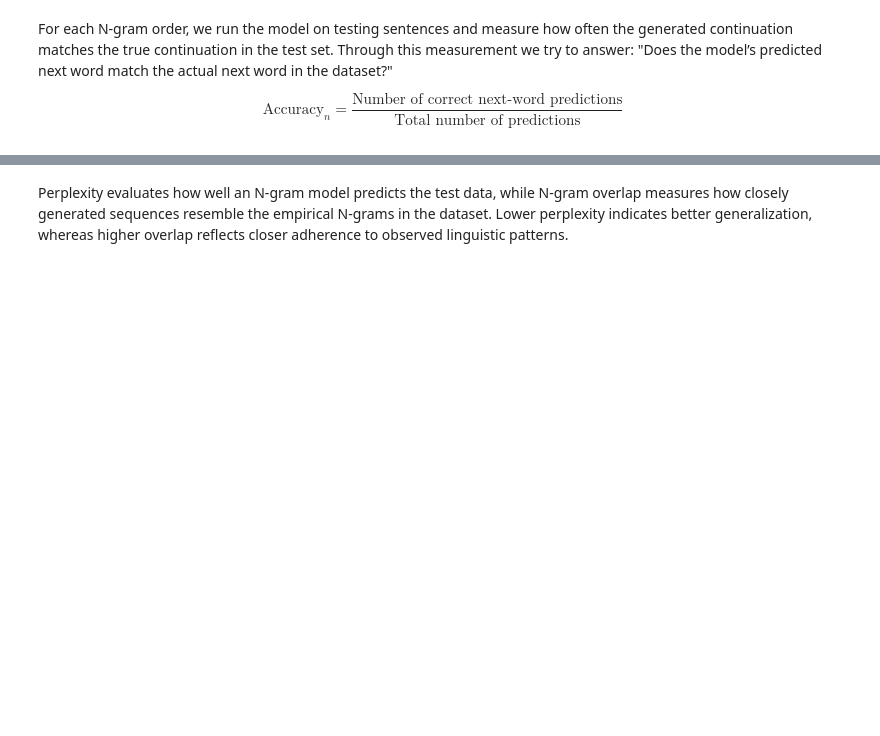
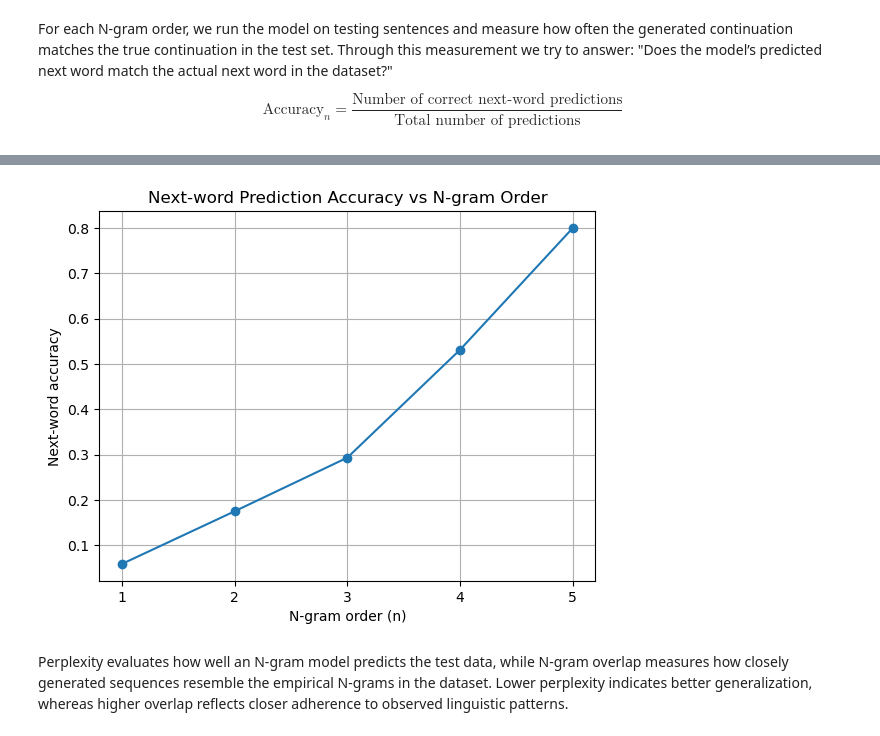
Before and after one commit to 2308monsi/KP, a Jupyter notebook: Seminar_Software/ModelResults.ipynb, the cells around one changed output, grey strips where cells are left out. Drawn from its saved outputs; the diff is of its cells as text; code cells hidden in the pictures; blank space fills up the shorter version.

Commit message:
almost final results

```diff
--- a/Seminar_Software/ModelResults.ipynb
+++ b/Seminar_Software/ModelResults.ipynb
@@ -202,0 +203,4 @@ for n in N:
+# %%
+test_sentence = load_test_sentence("./../Dataset_NGrams/bbc_word_5grams_test.csv", 5)
+
+test_sentence[:15]
@@ -202,0 +223,14 @@ for n in N:
+# %%
+accuracies = []
+
+for n in range (1, 6):
+    accuracy, results = evaluate_next_word_accuracy(
+        prob_dicts[n],
+        test_sentence,
+        n
+    )
+
+    print_evaluation(results, n)
+    print(f"N-gram accuracy: {accuracy:.4f}")
+
+    accuracies.append(accuracy)
@@ -203,2 +255,17 @@ for n in N:
+# %%
+import matplotlib.pyplot as plt
+
+n_values = list(range(1, 6))
+
+plt.figure()
+plt.plot(n_values, accuracies, marker='o')
+plt.xlabel("N-gram order (n)")
+plt.ylabel("Next-word accuracy")
+plt.title("Next-word Prediction Accuracy vs N-gram Order")
+plt.xticks(n_values)
+plt.grid(True)
+plt.show()
+# %% [output]
+[figure, added]
 # %% [markdown]
 Perplexity evaluates how well an N-gram model predicts the test data, while N-gram overlap measures how closely generated sequences resemble the empirical N-grams in the dataset. Lower perplexity indicates better generalization, whereas higher overlap reflects closer adherence to observed linguistic patterns.
```
Also changed, not shown: parts of 7 cells of this notebook.
